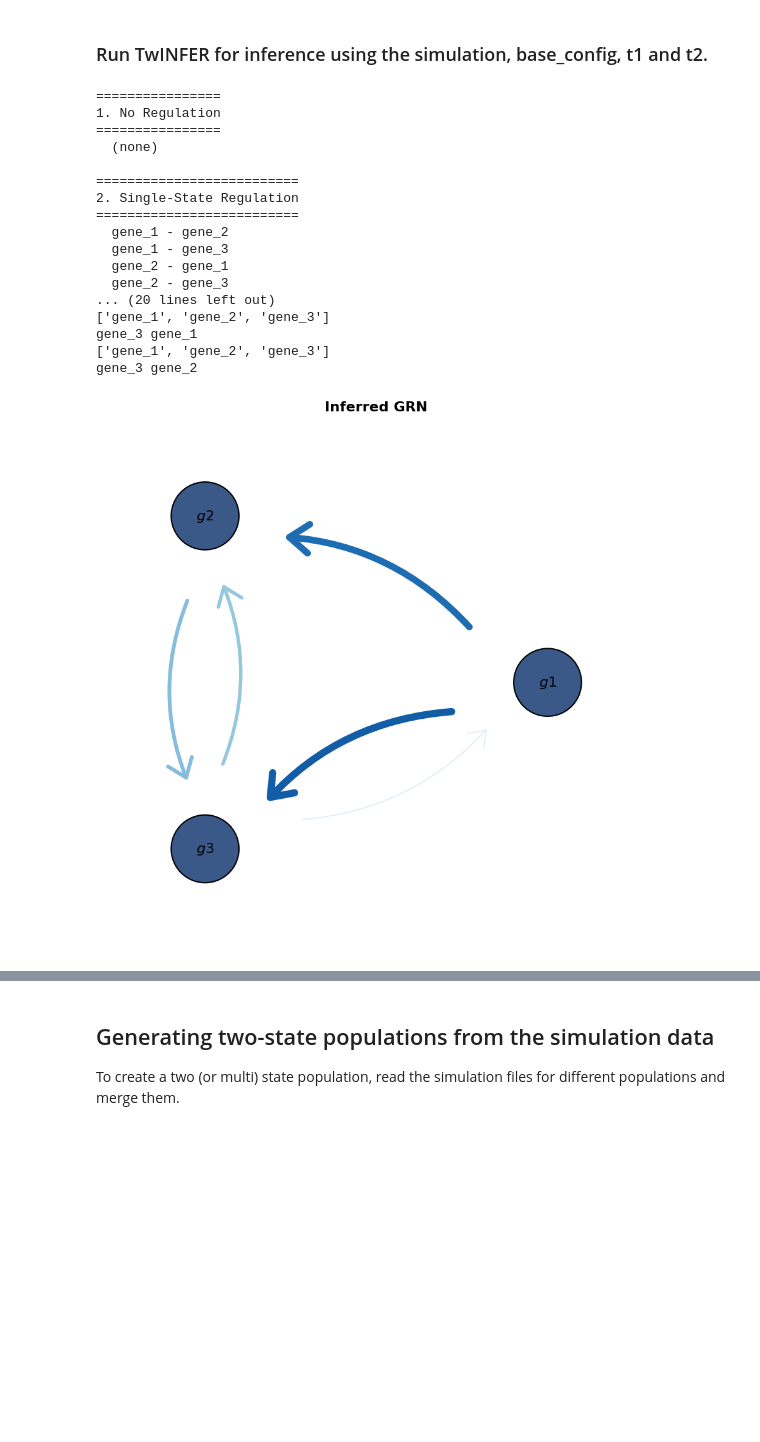
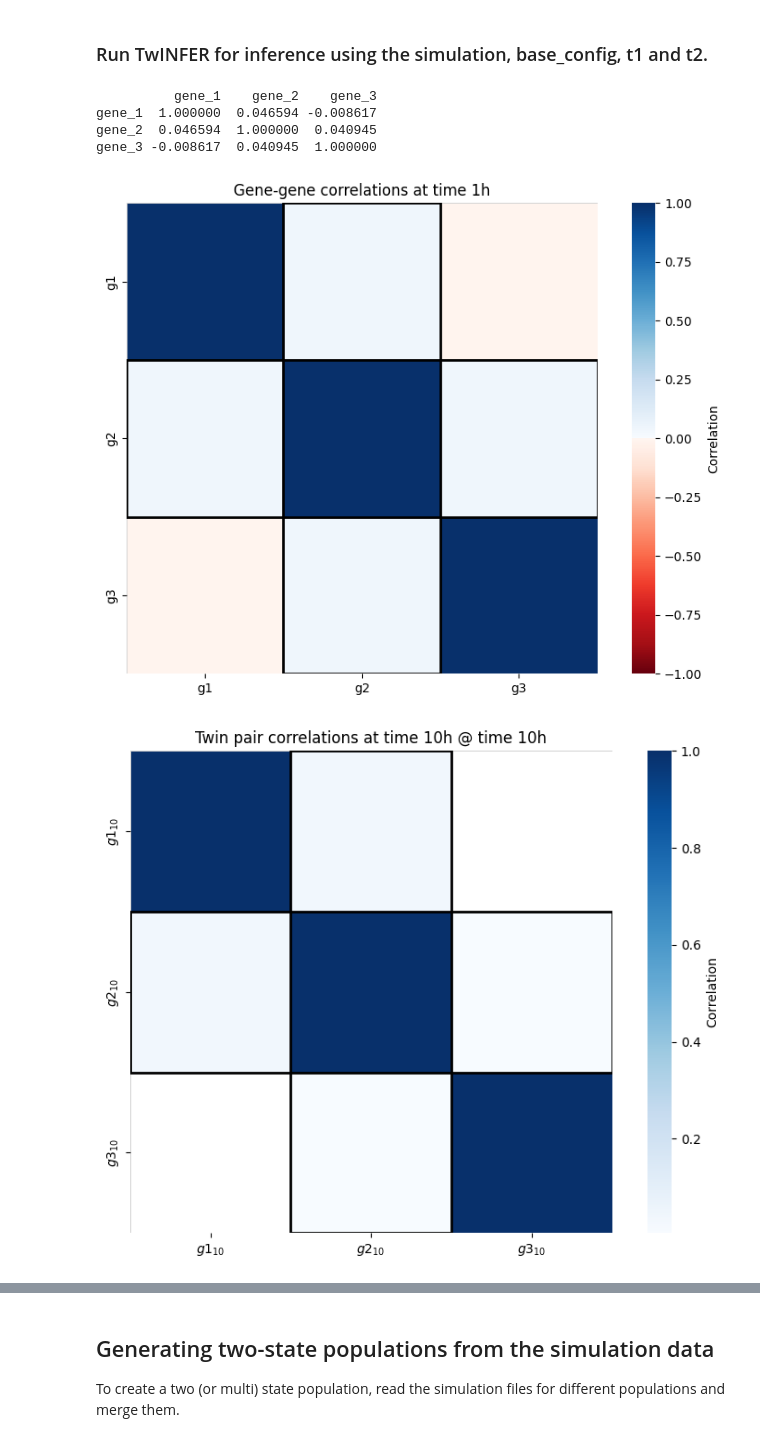
Before and after one commit to Keerthana910234/grnInference, a Jupyter notebook: simulation_scripts/gillespie_simulation/TwINFER_simulation_and_analysis.ipynb, the cells around one changed output, grey strips where cells are left out. Saved outputs shown, nothing was run; the diff lists cells and outputs as text; code cells hidden in the pictures; blank space fills up the shorter version.

Commit message:
added linear simulation, bug fixes in correlation_analysis_helpers.py

```diff
--- a/simulation_scripts/gillespie_simulation/TwINFER_simulation_and_analysis.ipynb
+++ b/simulation_scripts/gillespie_simulation/TwINFER_simulation_and_analysis.ipynb
@@ -9,18 +9,18 @@ import numpy as np
 root = "/home/mzo5929/Keerthana/grnInference/"
 
 base_config = {
-    'n_cells': 5000, #Number of cells before division (number of twin pairs)
+    'n_cells': 20000, #Number of cells before division (number of twin pairs)
     'simulation_time_before_division': 1000, #The time used to run the initial cells before division. User must set this time to ensure the population reaches steady state [hours]
     'twin_simulation_time_after_division': 48, #The time twin cells are simulated after division and measurements are stored in the output[hours]
     'twin_measurement_resolution': 1, #The time between each measurement of twin cells [hours]. For example, if twin_sampling_duration is 12 and twin_measurement_resolution is 1, the final dataframe will contain hourly measurements for 12 hours (0 is birth).
-    "path_to_connectivity_matrix": f"{root}/simulation_data/median_parameter_simulations/simulation_details/interaction_matrix_feed_forward.txt", #path to the connectivity matrix specifying the GRN to simulate
+    "path_to_connectivity_matrix": f"{root}/simulation_data/median_parameter_simulations/simulation_details/interaction_matrix_A_to_B_to_C.txt", #path to the connectivity matrix specifying the GRN to simulate
     "param_csv": f"{root}/simulation_data/median_parameter_simulations/simulation_details/median_param_3_gene.csv", #Path to the parameters for all genes and interaction terms
     "rows_to_use": [[0, 1, 2]], #Rows in the parameter's csv file for each gene - the length should be equal to number of genes in the system
-    "output_folder": f"{root}/simulation_data/median_parameter_simulations/new_simulation", #Path to folder to store simulation
+    "output_folder": f"{root}/simulation_data/median_parameter_simulations/new_simulation/", #Path to folder to store simulation
     "log_file": f"{root}/simulation_data/median_parameter_simulations/simulation_details/median_parameter_simulations.jsonl", #Path to the log file
-    "type": "Feed_forward",  # Name of the network used -- will be in the filename
+    "type": "3_gene_linear_cascade",  # Name of the network used -- will be in the filename
     "number_of_parallel_parameters": 1, #Number of parameters to be run in parallel
-    "number_of_cores_per_parameter": 8 #Number of cores to be used per parameter (number_of_parallel_parameters * number_of_cores_per_parameter = number of cores in your computer)
+    "number_of_cores_per_parameter": 24 #Number of cores to be used per parameter (number_of_parallel_parameters * number_of_cores_per_parameter = number of cores in your computer)
 }
 # %% [markdown]
 ## Functions and packages used in this notebook - run this everytime notebook is restarted
@@ -298,29 +333,17 @@ t2 = 10 #time [hours] after division when t2 sample is collected
 
 #This should be the simulation matching the details in base_config
 #path to the simulation output file - this will be printed at the end of the simulation
-path_to_simulation_file = "/home/mzo5929/Keerthana/grnInference//simulation_data/median_parameter_simulations/new_simulation/df_rows_0_1_2_29072025_173447_ncells_5000_Feed_forward_b64a8f7c.csv"
+path_to_simulation_file = "/home/mzo5929/Keerthana/grnInference//simulation_data/median_parameter_simulations/new_simulation//df_rows_0_1_2_31072025_144654_ncells_10000_3_gene_cascade_adb30dcf.csv"
 # %% [markdown]
 ### Run TwINFER for inference using the simulation, base_config, t1 and t2.
 # %%
-infer_using_twinfer(path_to_simulation_file, base_config, t1, t2,
+correlation_matrices = infer_using_twinfer(path_to_simulation_file, base_config, t1, t2,
                         check_for_steady_state=True,
-                        plot_correlation_matrices_as_heatmap=False)
+                        plot_correlation_matrices_as_heatmap=True)
 # %% [output]
-================
-1. No Regulation
-================
-  (none)
-
-==========================
-2. Single-State Regulation
-==========================
-  gene_1 - gene_2
-  gene_1 - gene_3
-  gene_2 - gene_1
-  gene_2 - gene_3
-... (20 lines left out)
-['gene_1', 'gene_2', 'gene_3']
-gene_3 gene_1
-['gene_1', 'gene_2', 'gene_3']
-gene_3 gene_2
+          gene_1    gene_2    gene_3
+gene_1  1.000000  0.046594 -0.008617
+gene_2  0.046594  1.000000  0.040945
+gene_3 -0.008617  0.040945  1.000000
-[figure, old version]
+[figure, new version]
+[figure, added]
```
Also changed, not shown: parts of 10 cells of this notebook, 4 other files.
